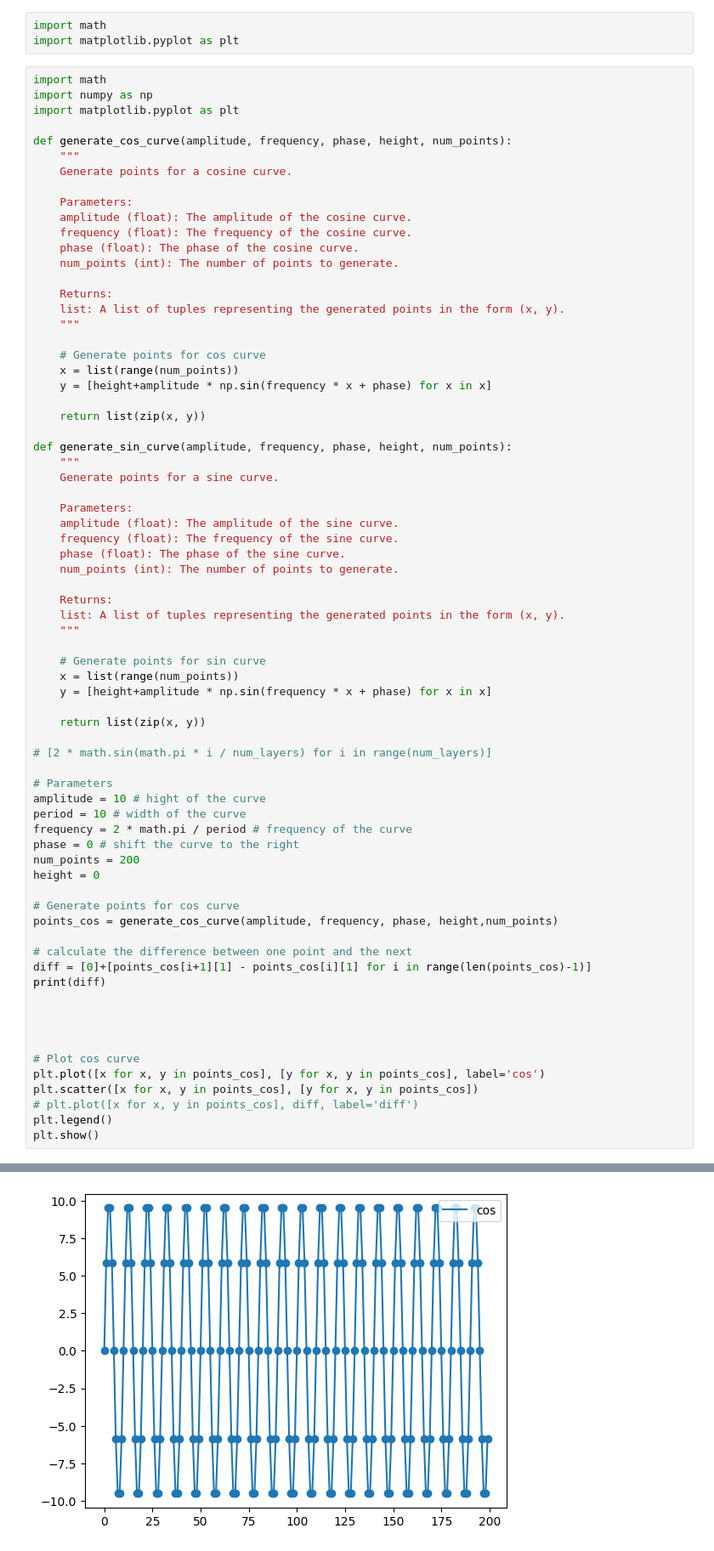
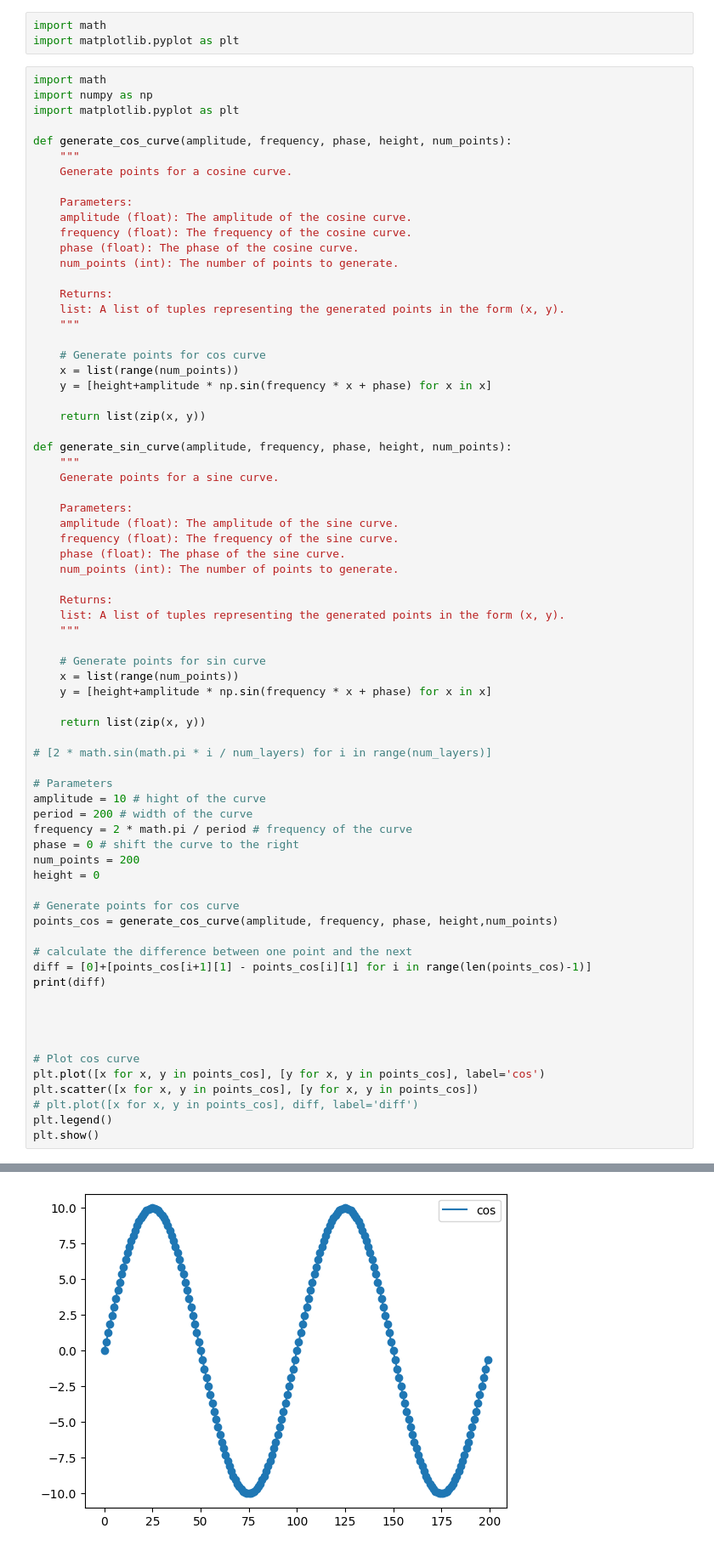
Before and after one commit to LegrandT/parametric_3D_design, a Jupyter notebook: tests.ipynb, the cells around one changed output, grey strips where cells are left out. Shown: that part at 85% size. Cells and saved outputs as stored; diff of their text form.

```diff
--- a/tests.ipynb
+++ b/tests.ipynb
@@ -50,7 +50,7 @@ def generate_sin_curve(amplitude, frequency, phase, height, num_points):
 
 # Parameters
 amplitude = 10 # hight of the curve
-period = 10 # width of the curve
+period = 200 # width of the curve
 frequency = 2 * math.pi / period # frequency of the curve
 phase = 0 # shift the curve to the right
 num_points = 200
@@ -77 +77 @@ plt.show()
-[figure, old version]
+[figure, new version]
```
Also changed, not shown: parts of 2 cells of this notebook, 2 other files.
